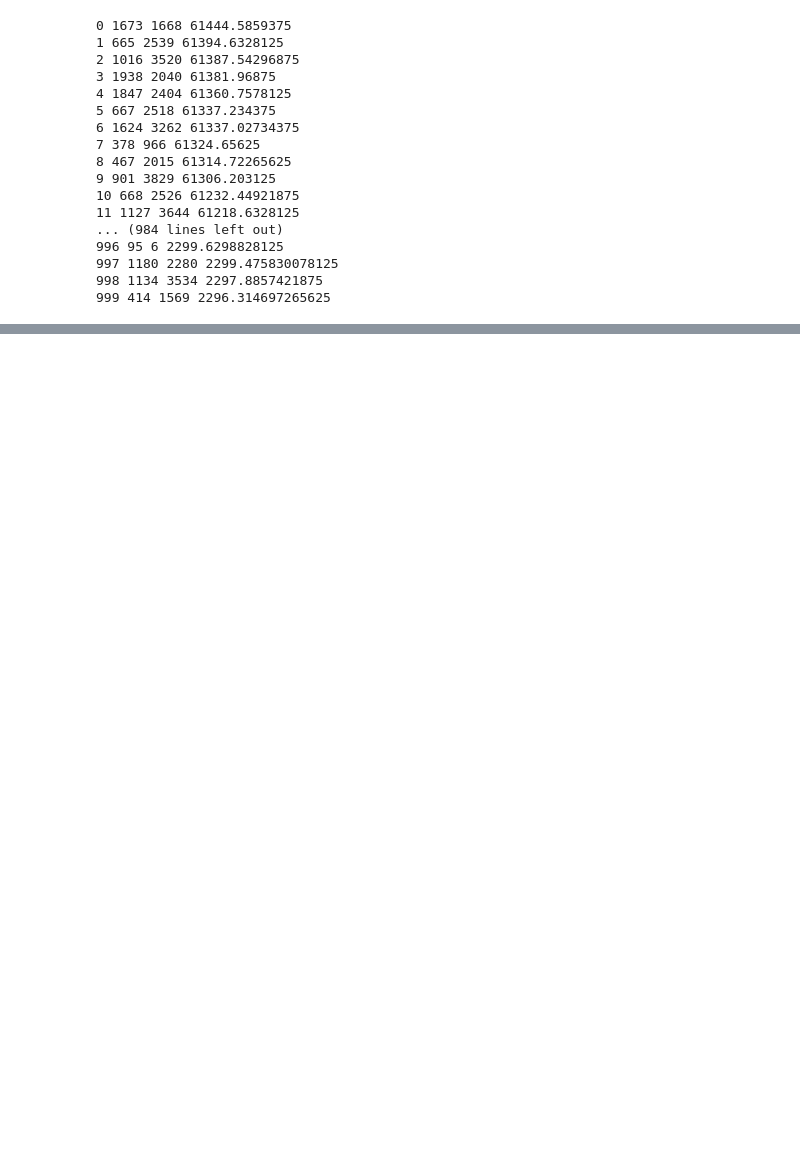
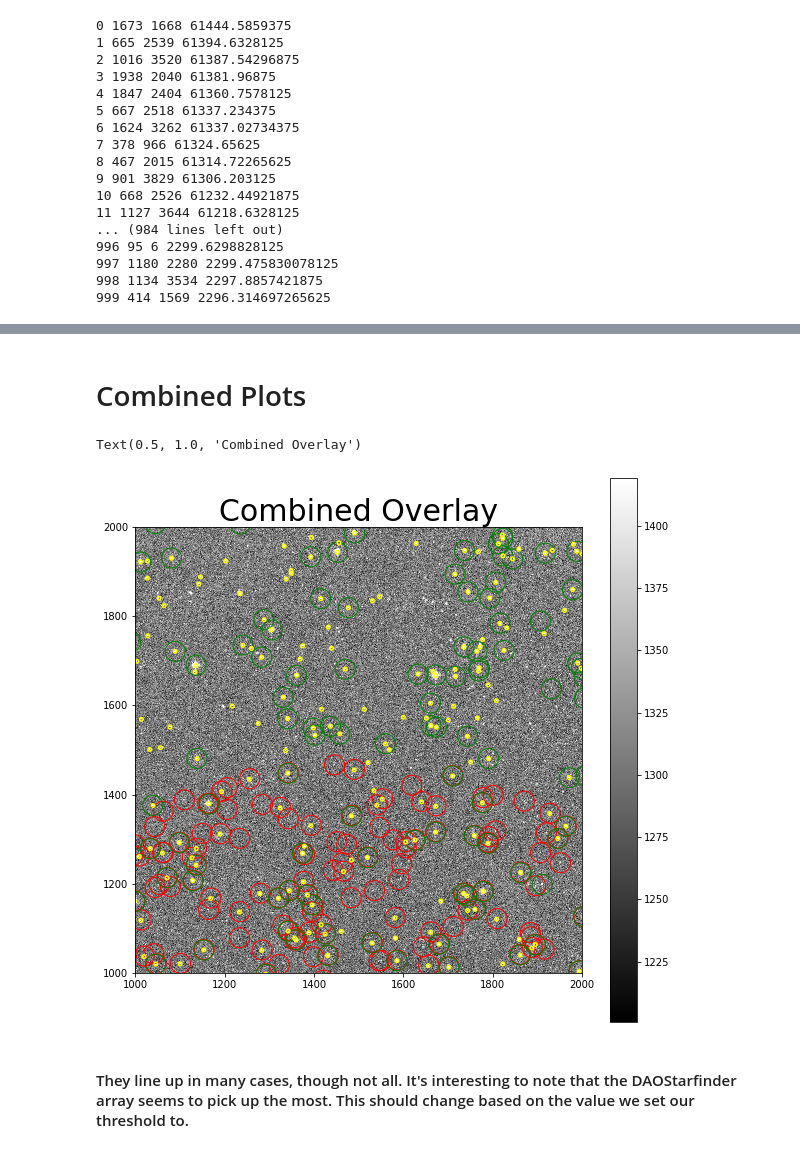
Before and after one commit to lockepatton/ASTR100-2020, a Jupyter notebook: Students/AlexanderMcPike/HW2_McPike.ipynb, the cells around one changed output, grey strips where cells are left out. Saved outputs shown, nothing was run; the diff lists cells and outputs as text; code cells hidden in the pictures; blank space fills up the shorter version.

```diff
--- a/Students/AlexanderMcPike/HW2_McPike.ipynb
+++ b/Students/AlexanderMcPike/HW2_McPike.ipynb
@@ -363,0 +305,23 @@ apertures.plot(color='black', lw=1.5, alpha=0.5)
+# %% [markdown]
+# Combined Plots
+# %%
+#DAOStarfinder
+plt.figure(figsize=(10,10))
+plt.imshow(exampleData, vmin=median-.1*sigma, vmax=median+.1*sigma, origin='lower', cmap = 'gray')
+plt.colorbar()
+
+#Gaia
+plt.scatter(pixelcoord[:,0],pixelcoord[:,1],s = 400, marker = 'o',facecolors='none', edgecolors = 'r')
+
+#Findstar
+plt.scatter(x, y,s = 400, marker = 'o',facecolors='none', edgecolors = 'g')
+
+plt.xlim(1000,2000)
+plt.ylim(1000,2000)
+apertures.plot(color='yellow', lw=1.5)
+plt.title('Combined Overlay', fontsize=30)
+# %% [output]
+Text(0.5, 1.0, 'Combined Overlay')
+[figure, added]
+# %% [markdown]
+#### They line up in many cases, though not all. It's interesting to note that the DAOStarfinder array seems to pick up the most. This should change based on the value we set our threshold to.
```
Also changed, not shown: parts of 16 cells of this notebook.
